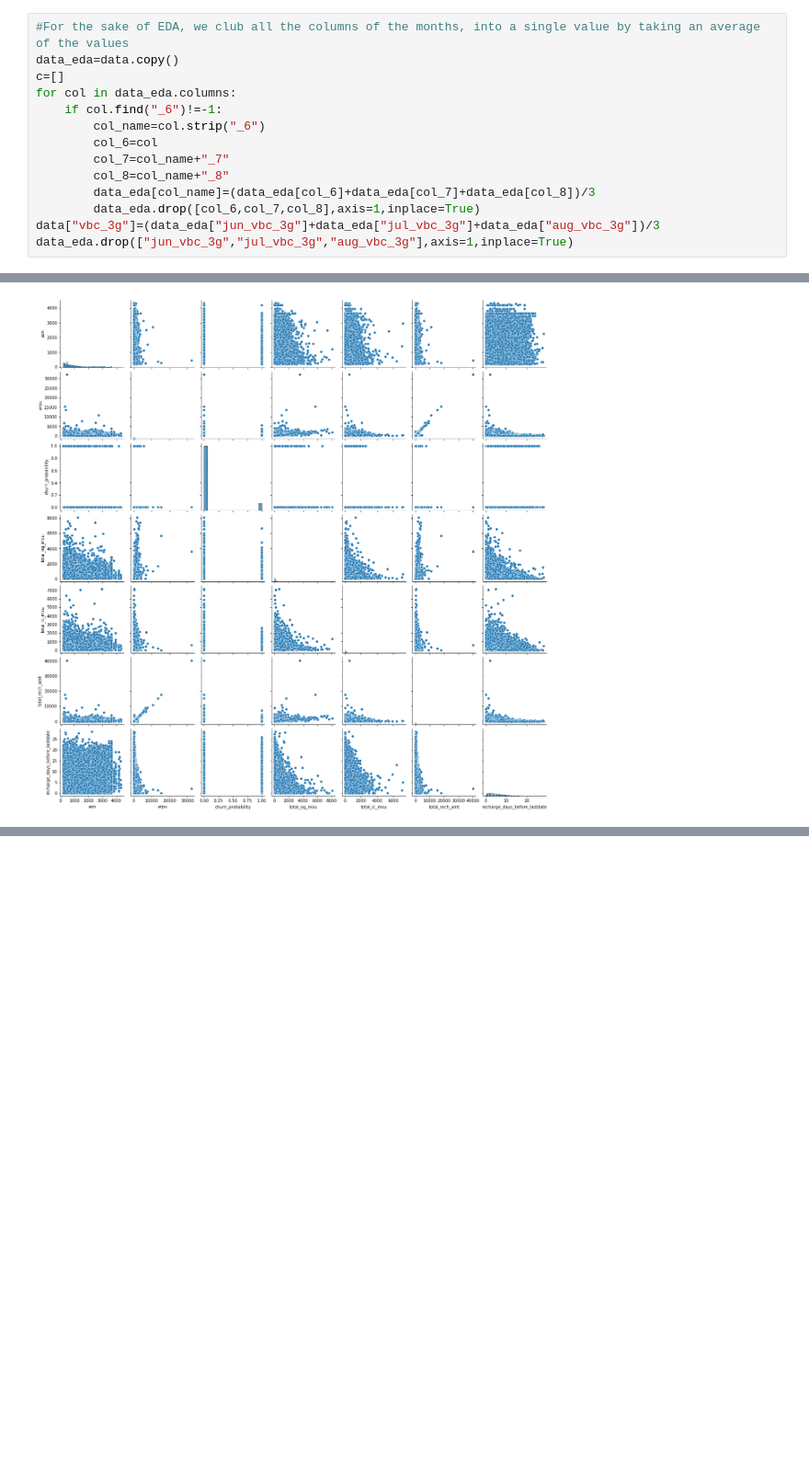
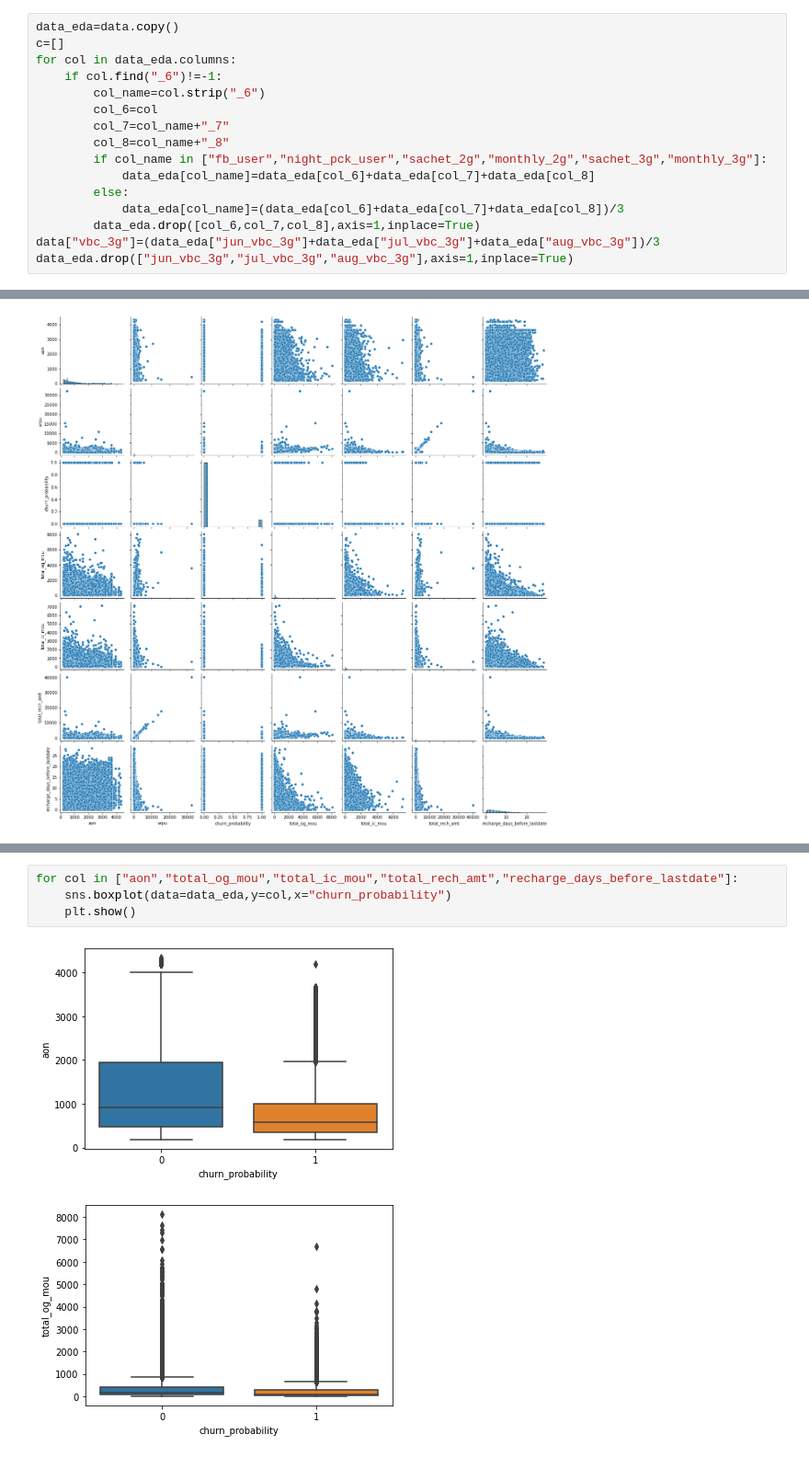
Before and after one commit to karthickchetti/Telecom_Churn_Prediction, a Jupyter notebook: Prediction.ipynb, the cells around one changed output, grey strips where cells are left out. Shown at 92% size. Drawn from its saved outputs; the diff is of its cells as text; blank space fills up the shorter version.

```diff
--- a/Prediction.ipynb
+++ b/Prediction.ipynb
@@ -206,5 +209,4 @@ date_of_last_rech_8
 # %%
-#For the sake of EDA, we club all the columns of the months, into a single value by taking an average of the values
 data_eda=data.copy()
 c=[]
 for col in data_eda.columns:
@@ -213,7 +215,10 @@ for col in data_eda.columns:
         col_6=col
         col_7=col_name+"_7"
         col_8=col_name+"_8"
-        data_eda[col_name]=(data_eda[col_6]+data_eda[col_7]+data_eda[col_8])/3
+        if col_name in ["fb_user","night_pck_user","sachet_2g","monthly_2g","sachet_3g","monthly_3g"]:
+            data_eda[col_name]=data_eda[col_6]+data_eda[col_7]+data_eda[col_8]
+        else:
+            data_eda[col_name]=(data_eda[col_6]+data_eda[col_7]+data_eda[col_8])/3
         data_eda.drop([col_6,col_7,col_8],axis=1,inplace=True)
 data["vbc_3g"]=(data_eda["jun_vbc_3g"]+data_eda["jul_vbc_3g"]+data_eda["aug_vbc_3g"])/3
 data_eda.drop(["jun_vbc_3g","jul_vbc_3g","aug_vbc_3g"],axis=1,inplace=True)
@@ -277,0 +301,7 @@ plt.show()
+# %%
+for col in ["aon","total_og_mou","total_ic_mou","total_rech_amt","recharge_days_before_lastdate"]:
+    sns.boxplot(data=data_eda,y=col,x="churn_probability")
+    plt.show()
+# %% [output]
+[figure, added]
+[figure, added]
```
Also changed, not shown: parts of 14 cells of this notebook.
